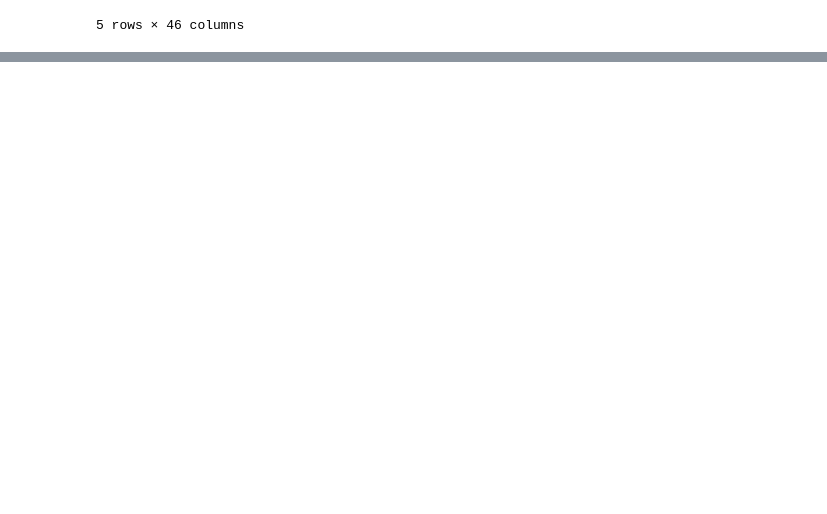
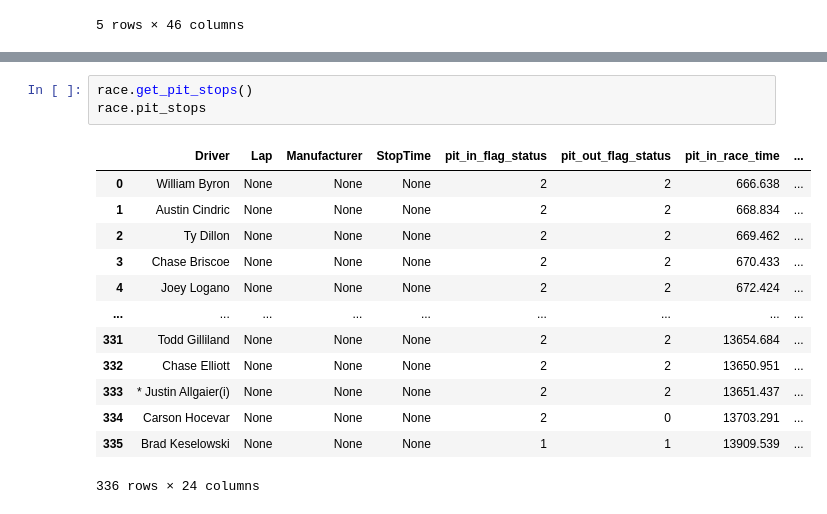
Before and after one commit to ab5525/pynascar, a Jupyter notebook: test.ipynb, the cells around one changed output, grey strips where cells are left out. Saved outputs shown, nothing was run; the diff lists cells and outputs as text; blank space fills up the shorter version.

Commit message:
adding pit stops

```diff
--- a/test.ipynb
+++ b/test.ipynb
@@ -100,0 +173,17 @@ race.fetch_laps()
+# %%
+race.get_pit_stops()
+race.pit_stops
+# %% [output]
+|  | Driver | Lap | Manufacturer | StopTime | pit_in_flag_status | pit_out_flag_status | pit_in_race_time | ... |
+| 0 | William Byron | None | None | None | 2 | 2 | 666.638 | ... |
+| 1 | Austin Cindric | None | None | None | 2 | 2 | 668.834 | ... |
+| 2 | Ty Dillon | None | None | None | 2 | 2 | 669.462 | ... |
+| 3 | Chase Briscoe | None | None | None | 2 | 2 | 670.433 | ... |
+| 4 | Joey Logano | None | None | None | 2 | 2 | 672.424 | ... |
+| ... | ... | ... | ... | ... | ... | ... | ... | ... |
+| 331 | Todd Gilliland | None | None | None | 2 | 2 | 13654.684 | ... |
+| 332 | Chase Elliott | None | None | None | 2 | 2 | 13650.951 | ... |
+| 333 | * Justin Allgaier(i) | None | None | None | 2 | 2 | 13651.437 | ... |
+| 334 | Carson Hocevar | None | None | None | 2 | 0 | 13703.291 | ... |
+| 335 | Brad Keselowski | None | None | None | 1 | 1 | 13909.539 | ... |
+336 rows × 24 columns
```
Also changed, not shown: parts of 4 cells of this notebook, 1 other file.
